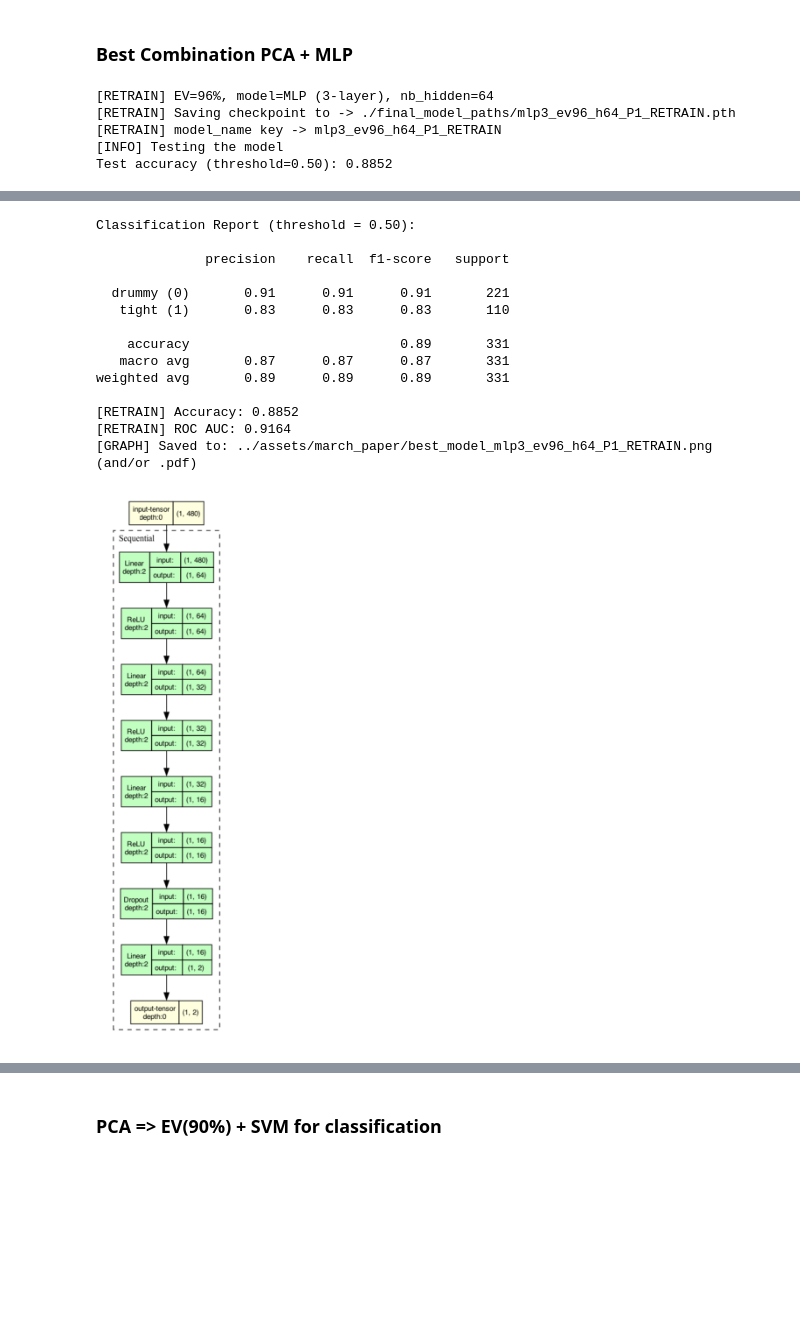
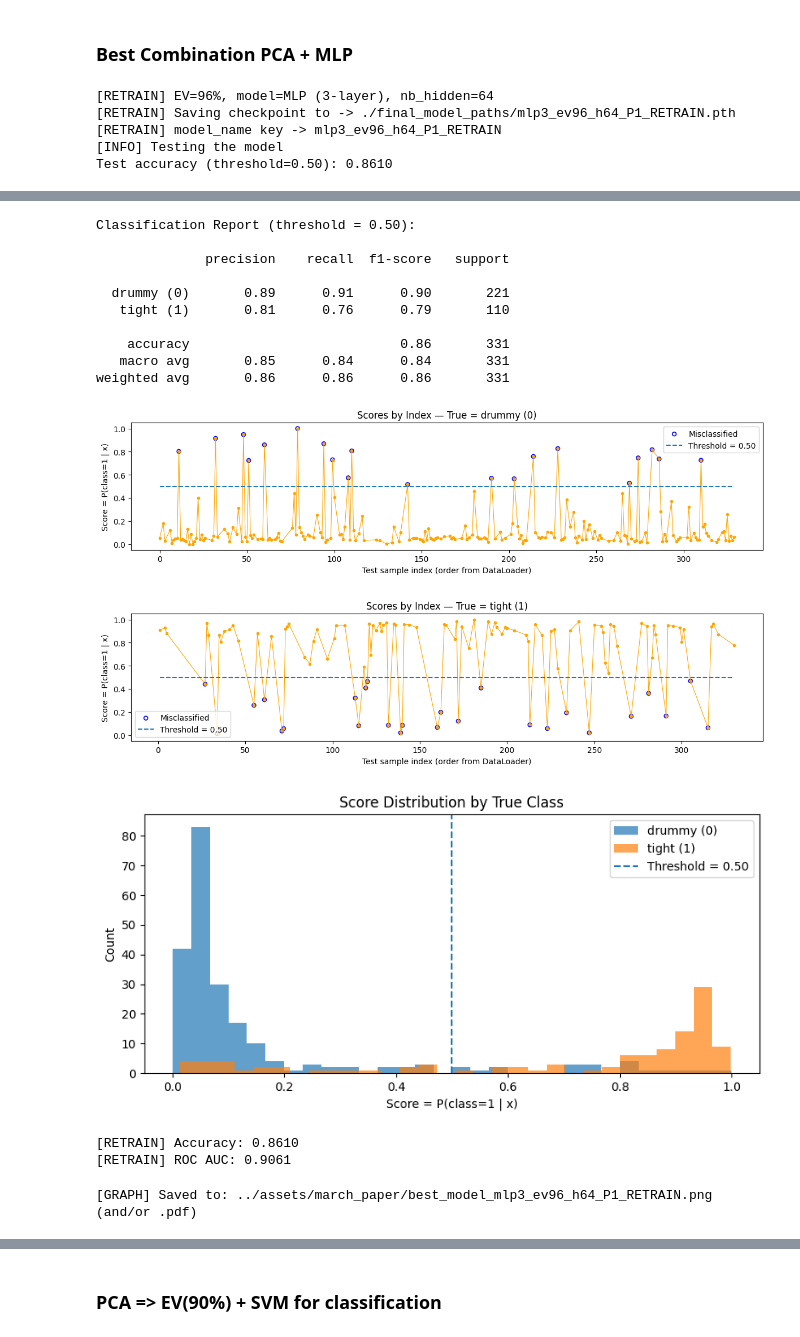
Before and after one commit to kanwarSINGH03/acoustic_signal_classification, a Jupyter notebook: evaluation/march_paper_P1.ipynb, the cells around one changed output, grey strips where cells are left out. Cells and saved outputs as stored; diff of their text form; code cells hidden in the pictures; blank space fills up the shorter version.

```diff
--- a/evaluation/march_paper_P1.ipynb
+++ b/evaluation/march_paper_P1.ipynb
@@ -488,7 +508,7 @@ full_ds = P1_PCA_best
 train_ds = Subset(full_ds, train_idx.tolist())
 test_ds = Subset(full_ds, test_idx.tolist())
 
-batch_size = 32
+batch_size = 30
 train_loader = DataLoader(train_ds, batch_size=batch_size, shuffle=True, drop_last=False)
 test_loader = DataLoader(test_ds, batch_size=batch_size, shuffle=False, drop_last=False)
 
@@ -533,7 +553,8 @@ test_results = loops.test(
     test_loader=test_loader,
     report=True,
     score=True,
-    device=device_str
+    device=device_str,
+    threshold_viz=True
 )
 
 acc = test_results["accuracy"]
@@ -605,5 +626,5 @@ else:
 [RETRAIN] Saving checkpoint to -> ./final_model_paths/mlp3_ev96_h64_P1_RETRAIN.pth
 [RETRAIN] model_name key -> mlp3_ev96_h64_P1_RETRAIN
 [INFO] Testing the model
-Test accuracy (threshold=0.50): 0.8852
+Test accuracy (threshold=0.50): 0.8610
 [figure]
@@ -611,15 +632,16 @@ Test accuracy (threshold=0.50): 0.8852
 Classification Report (threshold = 0.50):
 
               precision    recall  f1-score   support
 
-  drummy (0)       0.91      0.91      0.91       221
-   tight (1)       0.83      0.83      0.83       110
+  drummy (0)       0.89      0.91      0.90       221
+   tight (1)       0.81      0.76      0.79       110
 
-    accuracy                           0.89       331
-   macro avg       0.87      0.87      0.87       331
-weighted avg       0.89      0.89      0.89       331
-
-[RETRAIN] Accuracy: 0.8852
-[RETRAIN] ROC AUC: 0.9164
-[GRAPH] Saved to: ../assets/march_paper/best_model_mlp3_ev96_h64_P1_RETRAIN.png (and/or .pdf)
+    accuracy                           0.86       331
+   macro avg       0.85      0.84      0.84       331
+weighted avg       0.86      0.86      0.86       331
-[figure, old version]
+[figure, new version]
+[figure, added]
+[figure, added]
+[RETRAIN] Accuracy: 0.8610
+[RETRAIN] ROC AUC: 0.9061
+[GRAPH] Saved to: ../assets/march_paper/best_model_mlp3_ev96_h64_P1_RETRAIN.png (and/or .pdf)
```
Also changed, not shown: parts of 9 cells of this notebook, 5 other files.
